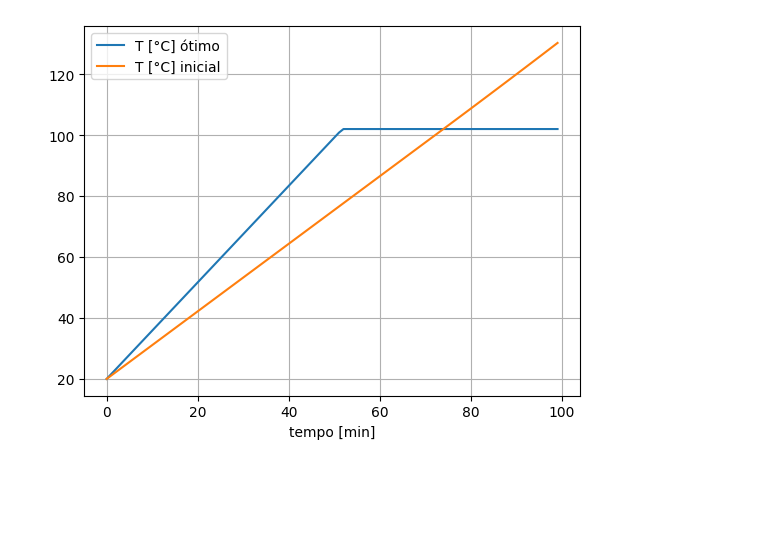
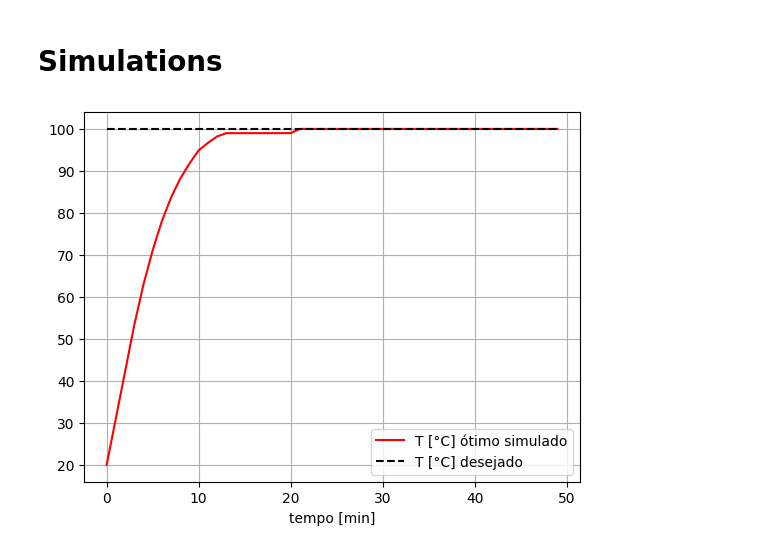
Before and after one commit to GabrielaRBLemos/Simulacao_Controle_Otimizacao_Processo_Industrial_Cervejaria_Artesanal, a Jupyter notebook: CodigoGabrielaPIBIC_v4.ipynb, the cells around one changed output. Saved outputs shown, nothing was run; the diff lists cells and outputs as text; code cells hidden in the pictures; blank space fills up the shorter version.

```diff
--- a/CodigoGabrielaPIBIC_v4.ipynb
+++ b/CodigoGabrielaPIBIC_v4.ipynb
@@ -139,7 +169,25 @@ plt.legend(); plt.xlabel('tempo [min]'); plt.grid(True); plt.show()
-# %%
-# %matplotlib inline
-plt.plot(t, T_opt, label='T [°C] ótimo')
-plt.plot(t, Tg, label='T [°C] inicial')
-plt.legend(); plt.xlabel('tempo [min]'); plt.grid(True); plt.show()
-# %% [output]
-[figure, removed]
+# %% [markdown]
+# Simulations
+# %%
+# Feasible initial guess: forward simulate with constant P
+# simple forward pass to build consistent T,V
+
+Tsim = np.empty(N)
+Vsim = np.empty(N)
+Tsim[0]=T0
+Vsim[0]=V0
+for k in range(N-1):
+    if Tsim[k] < Tb:
+        Tsim[k+1] = Tsim[k] + (eta*P_opt[k]*dt) / (rho_mos*cp_mos*Vsim[k] + C_rec)
+        Vsim[k+1] = Vsim[k]
+    else:
+        Tsim[k+1] = Tsim[k]
+        Vsim[k+1] = Vsim[k]*np.exp(-beta*dt* P_opt[k]/(epsilon+P_opt[k]))
+        Vsim[k+1] = Vsim[k] - 1e1* eta*P_opt[k]*dt / (rho_w*h_fg)
+# %%
+# %matplotlib inline
+plt.plot(t, Tsim, color='red', label='T [°C] ótimo simulado')
+plt.plot(t, np.full(T_opt.shape, T_ref), '--',color='black', label='T [°C] desejado')
+plt.legend(); plt.xlabel('tempo [min]'); plt.grid(True); plt.show()
+# %% [output]
+[figure, added]
```
Also changed, not shown: parts of 7 cells of this notebook.
